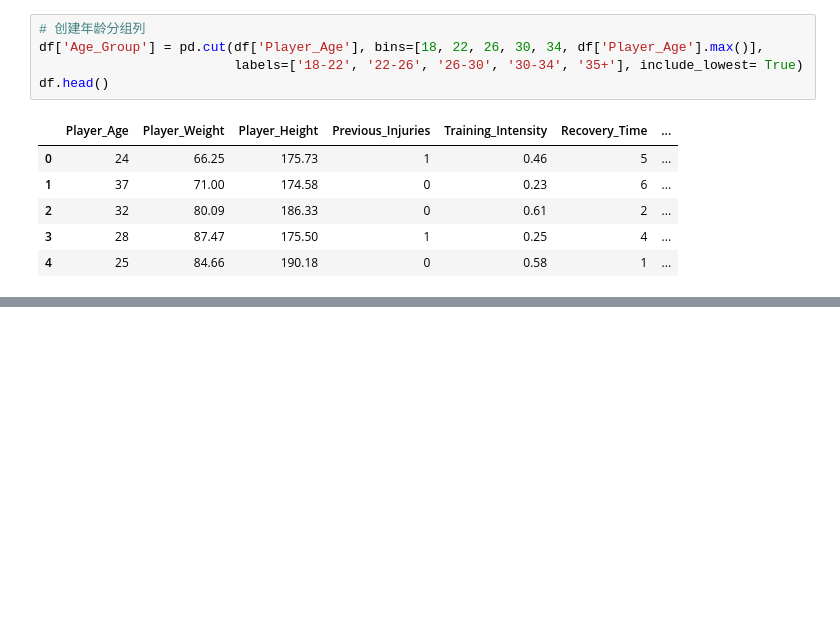
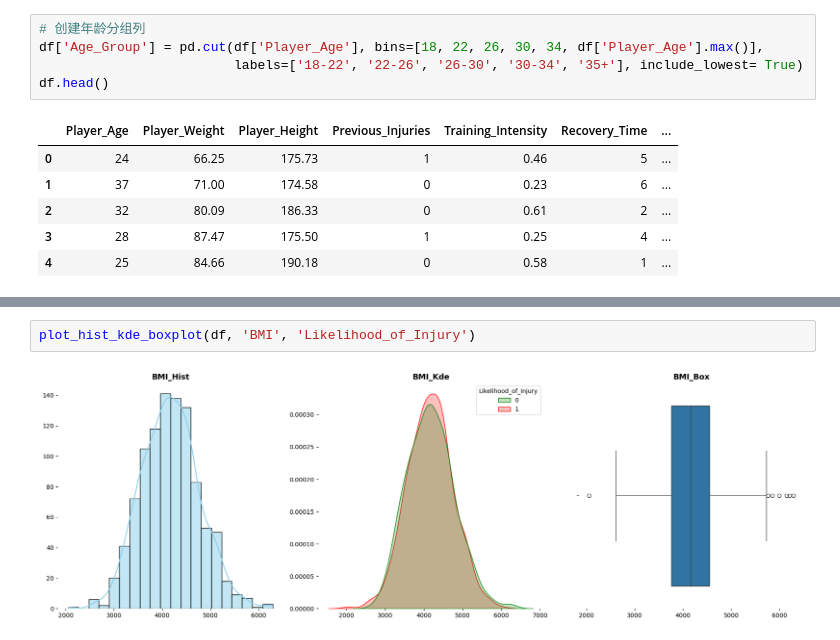
Before and after one commit to Dougzl/AI, a Jupyter notebook: 99.实战/运动员受伤预测.ipynb, the cells around one changed output, grey strips where cells are left out. Drawn from its saved outputs; the diff is of its cells as text; blank space fills up the shorter version.

```diff
--- a/99.实战/运动员受伤预测.ipynb
+++ b/99.实战/运动员受伤预测.ipynb
@@ -127,0 +170,4 @@ df.head()
+# %%
+plot_hist_kde_boxplot(df, 'BMI', 'Likelihood_of_Injury')
+# %% [output]
+[figure, added]
```
Also changed, not shown: parts of 13 cells of this notebook, 1 other file.
